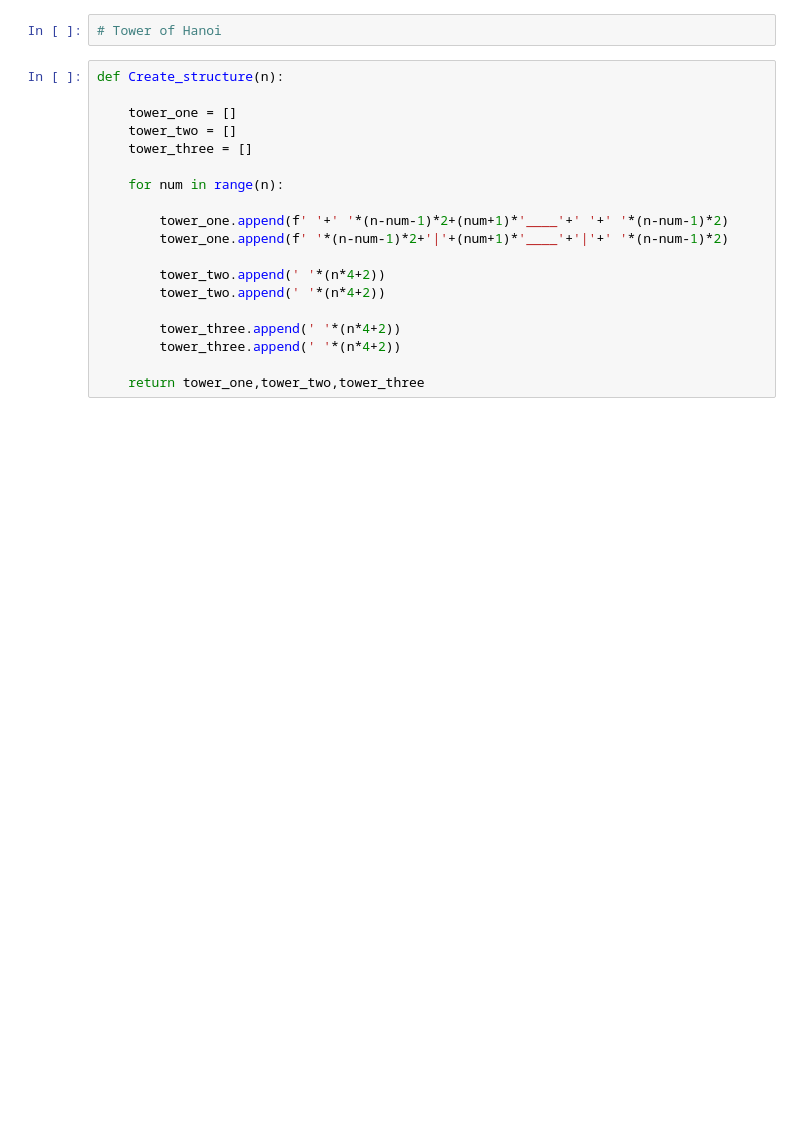
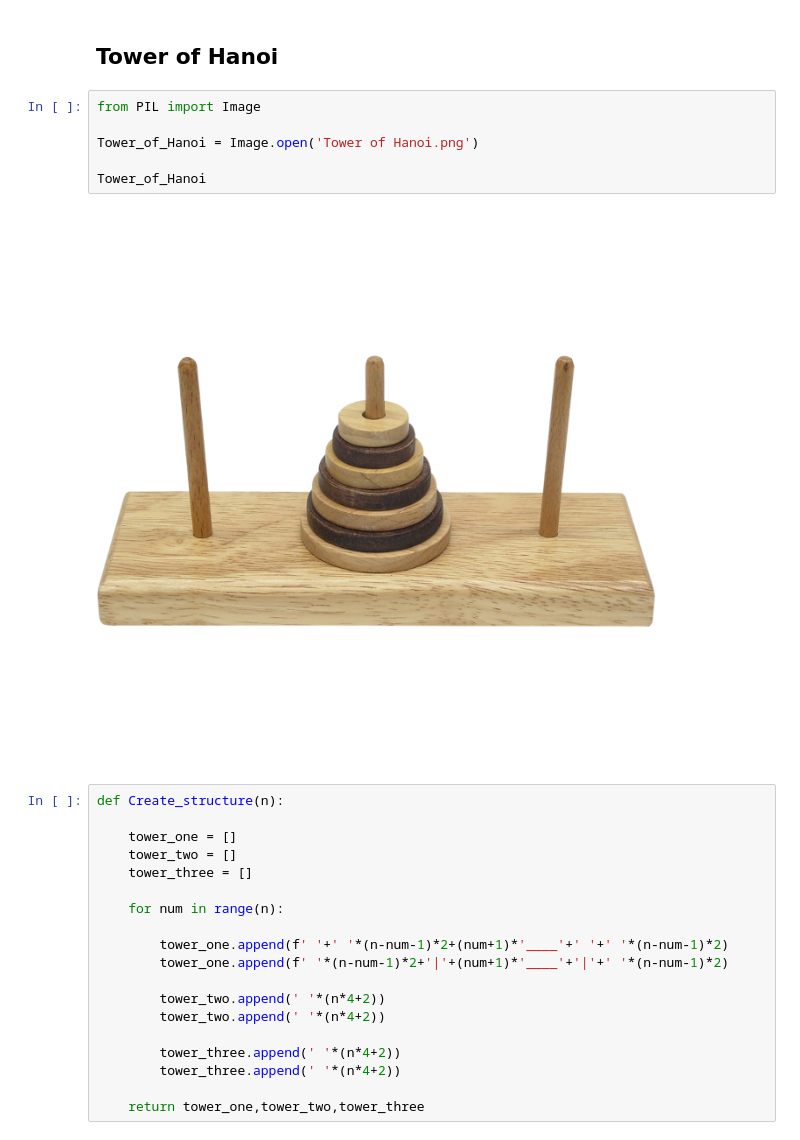
Before and after one commit to RoeiArpaly/Tower-of-Hanoi, a Jupyter notebook: Tower of Hanoi.ipynb, the cells around one changed output. Cells and saved outputs as stored; diff of their text form; blank space fills up the shorter version.

```diff
--- a/Tower of Hanoi.ipynb
+++ b/Tower of Hanoi.ipynb
@@ -1,5 +1,13 @@
-# %%
-# Tower of Hanoi
+# %% [markdown]
+## Tower of Hanoi
+# %%
+from PIL import Image
+
+Tower_of_Hanoi = Image.open('Tower of Hanoi.png')
+
+Tower_of_Hanoi
+# %% [output]
+[figure, added]
 # %%
 def Create_structure(n):
 
```
Also changed, not shown: parts of 1 cell of this notebook.
